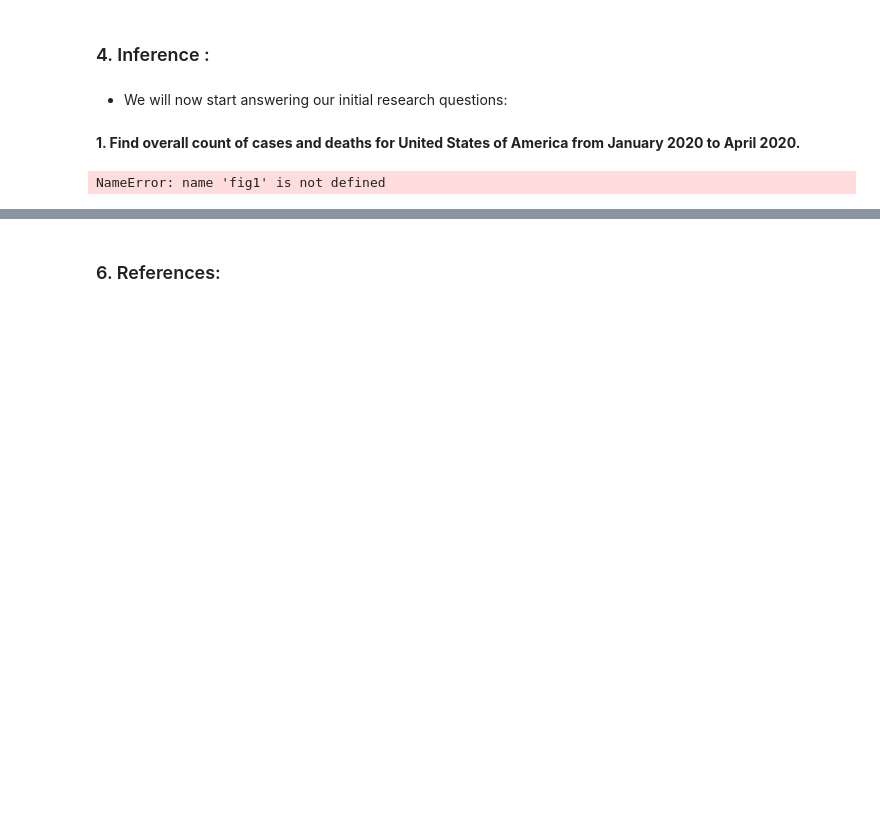
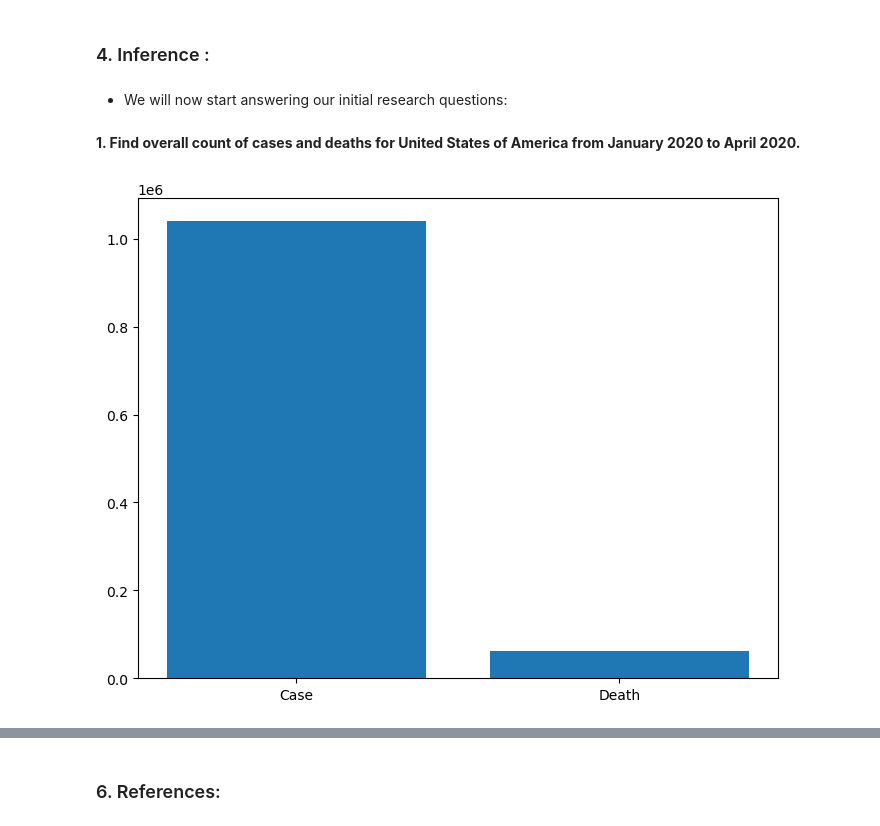
Before and after one commit to mbjamil92/DAV5400_Python_Projects, a Jupyter notebook: Project_1_Module_6.ipynb, the cells around one changed output, grey strips where cells are left out. Drawn from its saved outputs; the diff is of its cells as text; code cells hidden in the pictures; blank space fills up the shorter version.

```diff
--- a/Project_1_Module_6.ipynb
+++ b/Project_1_Module_6.ipynb
@@ -562,10 +562,19 @@ As shown above from the graph it is clear that USA has a max value of 4928 (high
 # %% [markdown]
 **1. Find overall count of cases and deaths for United States of America from January 2020 to April 2020.**
 # %%
-#fig1 = plt.figure();
-ax = fig1.add_subplot(1, 1, 1)
-ax.plot(cd_final.cases[(cd_final['continentExp'] == 'America') & (cd_final['month'] <= 4) & (cd_final['year'] == 2020)].cumsum(), 'k--', label='Case')
-ax.plot(cd_final.deaths[(cd_final['continentExp'] == 'America') & (cd_final['month'] <= 4) & (cd_final['year'] == 2020)].cumsum(), 'k', label='Death')
-ax.legend(loc='best');
+fig = plt.figure()
+ax = fig.add_axes([0,0,1,1])
+
+case = cd_final.cases[(cd_final['continentExp'] == 'America') & (cd_final['month'] <= 4) & (cd_final['year'] == 2020)]
+death = cd_final.deaths[(cd_final['continentExp'] == 'America') & (cd_final['month'] <= 4) & (cd_final['year'] == 2020)]
+
+usa_case_sum = case.sum()
+usa_death_sum = death.sum()
+
+x_label = ['Case','Death']
+y_label = [(usa_case_sum),(usa_death_sum)]
+
+ax.bar(x_label,y_label)
+plt.show()
 # %% [output]
-NameError: name 'fig1' is not defined
+[figure, added]
```
Also changed, not shown: parts of 21 cells of this notebook.
